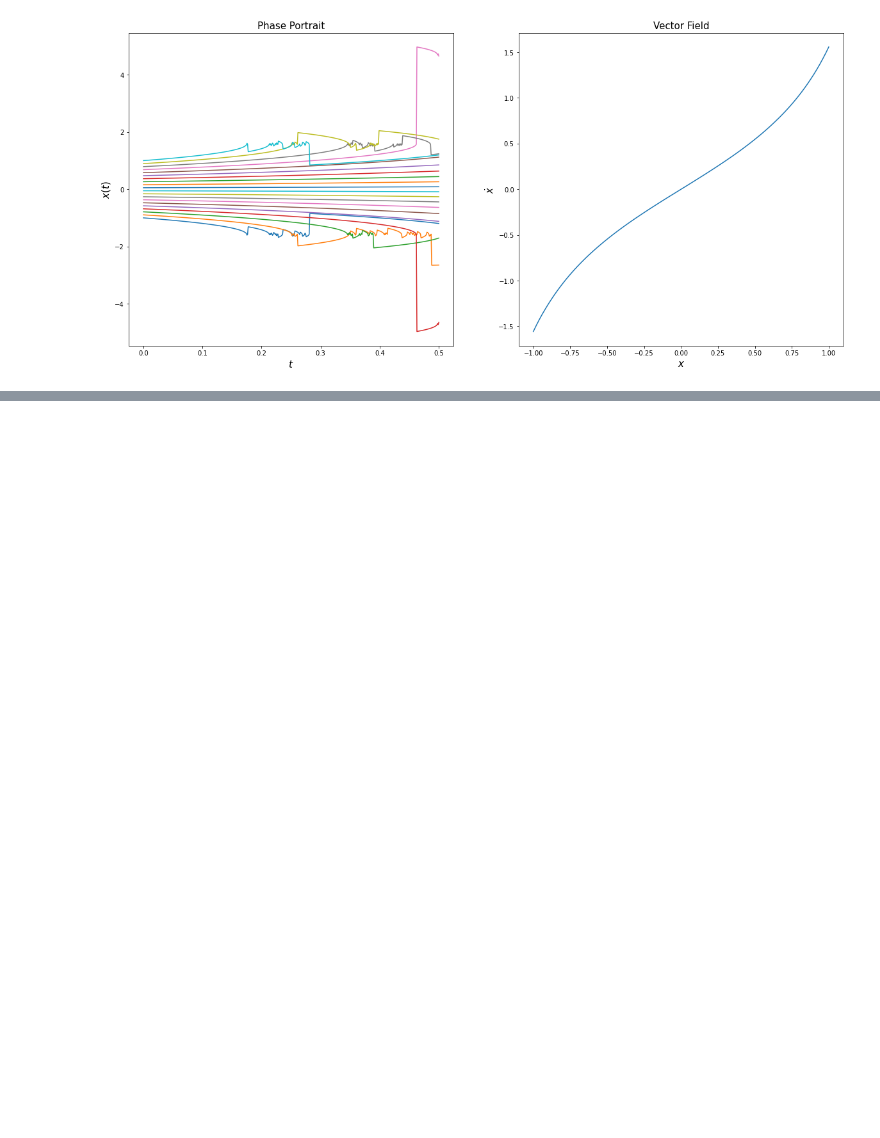
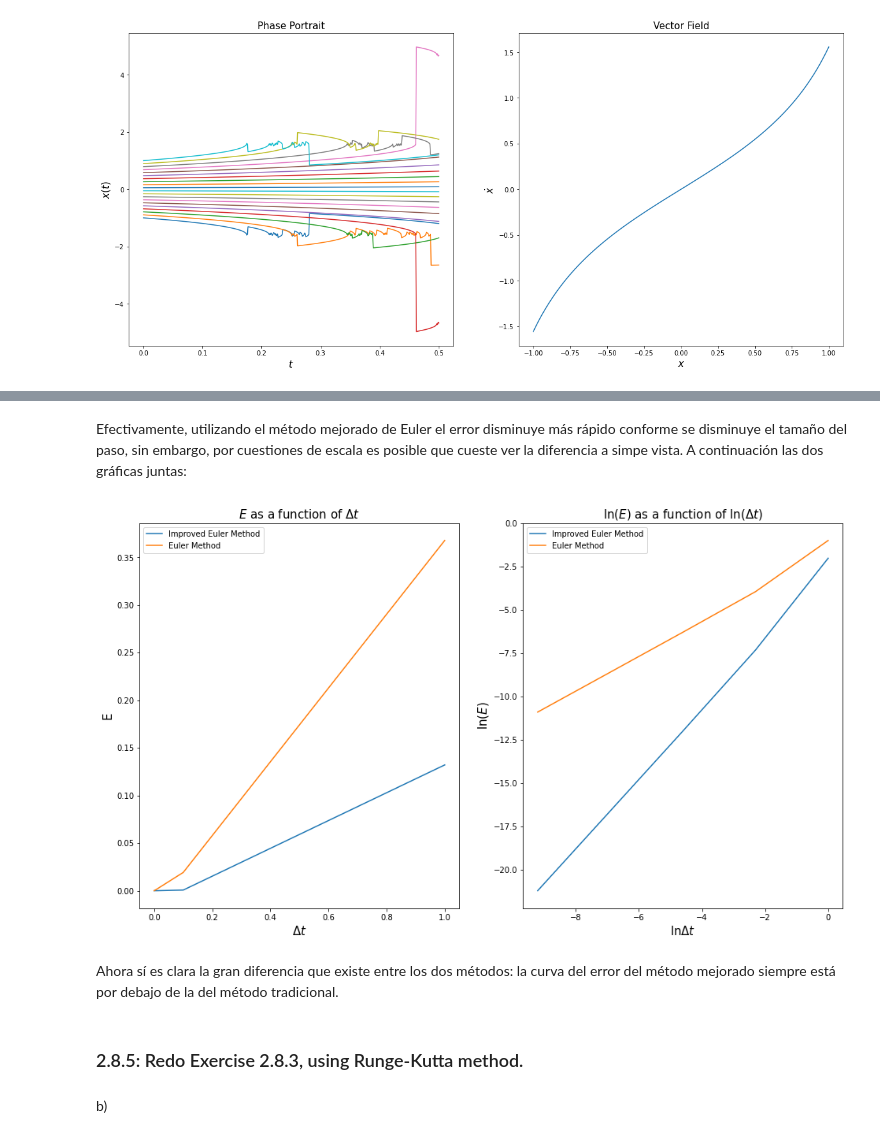
Before and after one commit to Rmejiaz/ModeladoSimulacion, a Jupyter notebook: Cuadernos/Cap2.ipynb, the cells around one changed output, grey strips where cells are left out. Drawn from its saved outputs; the diff is of its cells as text; code cells hidden in the pictures; blank space fills up the shorter version.

```diff
--- a/Cuadernos/Cap2.ipynb
+++ b/Cuadernos/Cap2.ipynb
@@ -275,0 +367,14 @@ plot_phase_portrait(func10,h,ti,tf,x0_i,x0_f,n)
+# %%
+### Improved euler method:
+
+def improved_euler(f,h,x0,ti,tf):
+  N = int((tf-ti)/h)+1
+  x = np.zeros(N)
+  x[0] = x0
+  for i in range(len(x)-1):
+    trial_step  = x[i] + h*f(x[i])
+    x[i+1] = x[i] + 0.5*(f(x[i]) + f(trial_step))*h
+
+  t = np.linspace(ti,tf,N)
+
+  return t,x
@@ -275,0 +437,29 @@ plot_phase_portrait(func10,h,ti,tf,x0_i,x0_f,n)
+# %% [markdown]
+Efectivamente, utilizando el método mejorado de Euler el error disminuye más rápido conforme se disminuye el tamaño del paso, sin embargo, por cuestiones de escala es posible que cueste ver la diferencia a simpe vista. A continuación las dos gráficas juntas:
+# %%
+plt.figure(figsize=(16,9))
+plt.subplot(121)
+plt.plot(deltas,improved_errors,label='Improved Euler Method')
+plt.plot(deltas, euler_errors,label='Euler Method')
+plt.title("$E$ as a function of $\Delta t$",fontsize=15)
+plt.xlabel("$\Delta t$",fontsize=15)
+plt.ylabel("E",fontsize=15)
+
+plt.legend()
+
+plt.subplot(122)
+plt.plot(np.log(deltas),np.log(improved_errors),label='Improved Euler Method')
+plt.plot(np.log(deltas),np.log(euler_errors),label = 'Euler Method')
+plt.title("$\ln (E)$ as a function of $\ln (\Delta t)$",fontsize=15)
+plt.xlabel("$\ln \Delta t$",fontsize=15)
+plt.ylabel("$\ln (E)$",fontsize=15)
+
+plt.legend()
+
+plt.show()
+# %% [output]
+[figure, added]
+# %% [markdown]
+Ahora sí es clara la gran diferencia que existe entre los dos métodos: la curva del error del método mejorado siempre está por debajo de la del método tradicional.
+# %% [markdown]
+### 2.8.5: Redo Exercise 2.8.3, using Runge-Kutta method.
@@ -275,0 +484,2 @@ plot_phase_portrait(func10,h,ti,tf,x0_i,x0_f,n)
+# %% [markdown]
+b)
```
Also changed, not shown: parts of 21 cells of this notebook.
